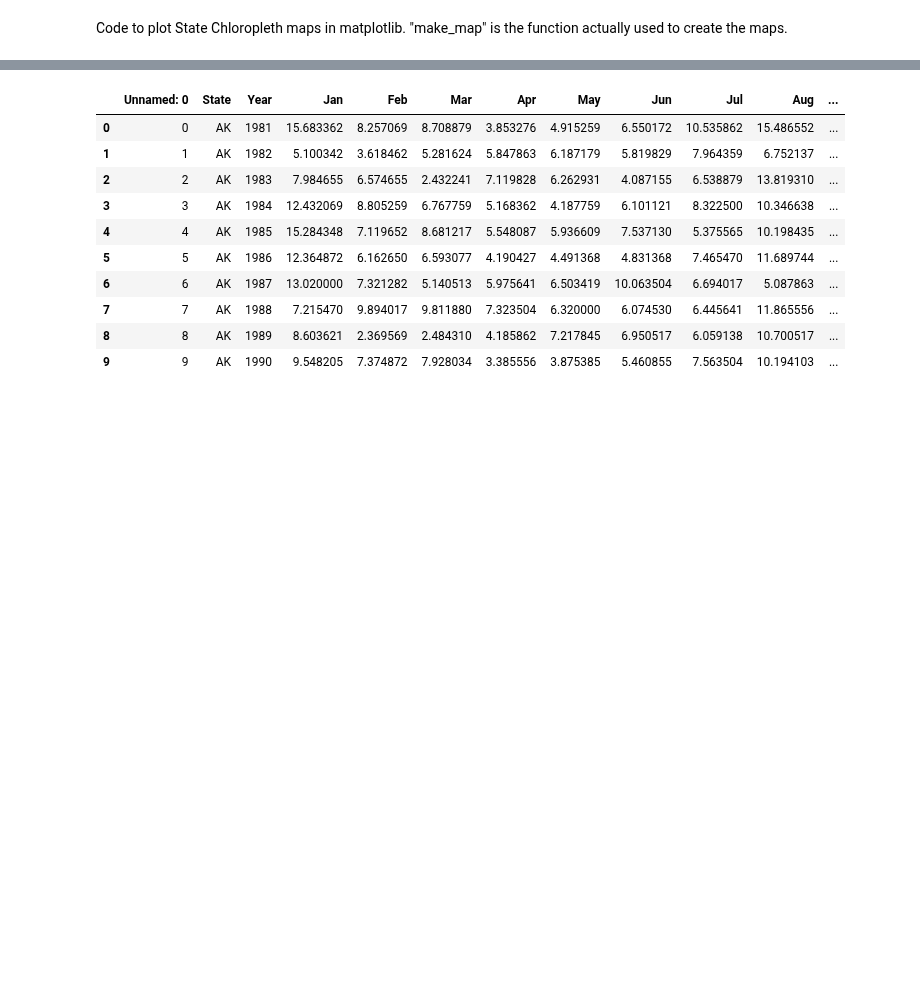
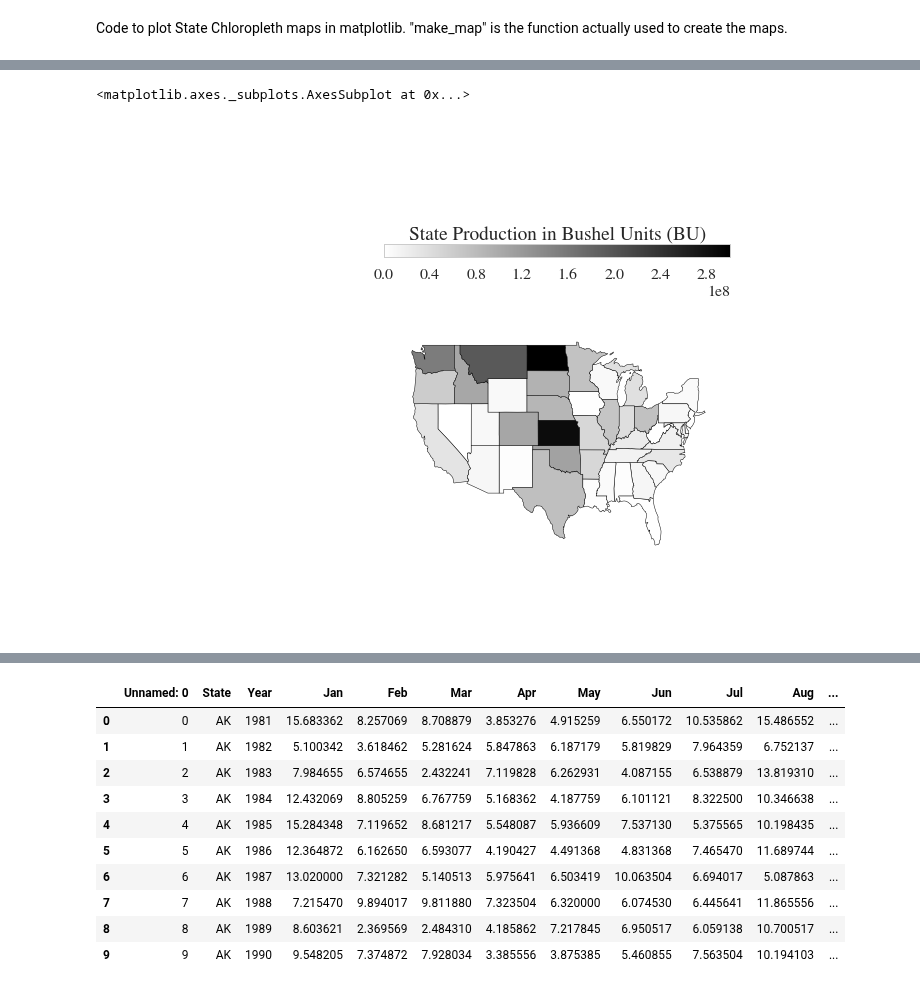
Before and after one commit to dwang953/109-Project, a Jupyter notebook: What's_the_Price_of_Wheat.ipynb, the cells around one changed output, grey strips where cells are left out. Saved outputs shown, nothing was run; the diff lists cells and outputs as text; code cells hidden in the pictures; blank space fills up the shorter version.

Commit message:
include production

```diff
--- a/What's_the_Price_of_Wheat.ipynb
+++ b/What's_the_Price_of_Wheat.ipynb
@@ -519,3 +583,6 @@ def make_map(states, label):
     ax.set_xlim(-180, -60)
     ax.set_ylim(15, 75)
     return ax
+# %%
+wheatproduction = pd.read_csv("cleaned_data/wheatproduction.csv")
+wheatproduction.head(10)
@@ -521,0 +601,5 @@ def make_map(states, label):
+# %%
+make_map(wheatproduction.loc[wheatproduction['Year'] == 1995].set_index('State').Value,"State Production in Bushel Units (BU)")
+# %% [output]
+<matplotlib.axes._subplots.AxesSubplot at 0x...>
+[figure, added]
```
Also changed, not shown: parts of 26 cells of this notebook, 1 other file.
